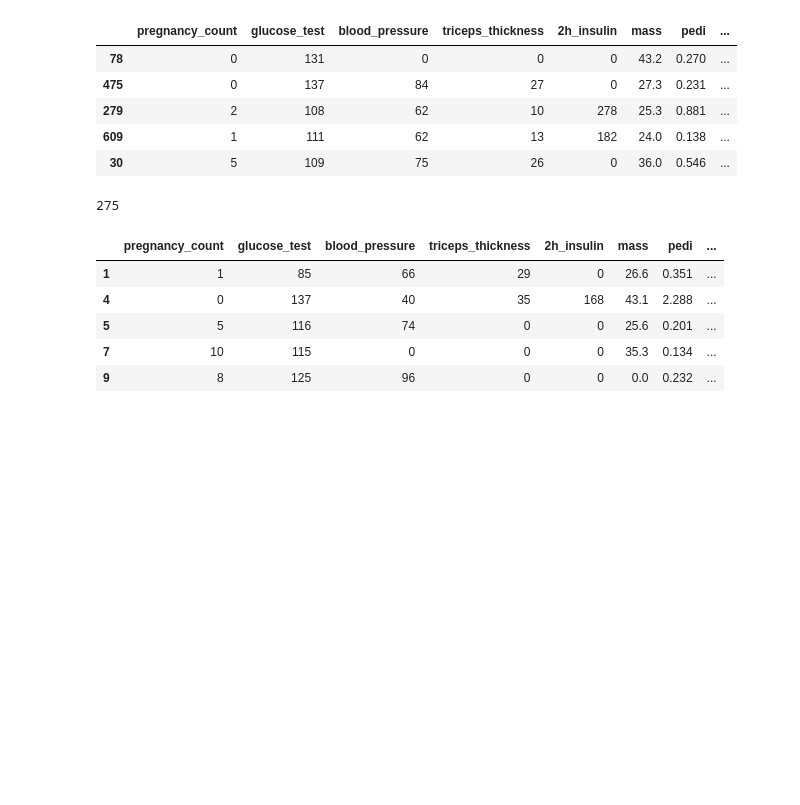
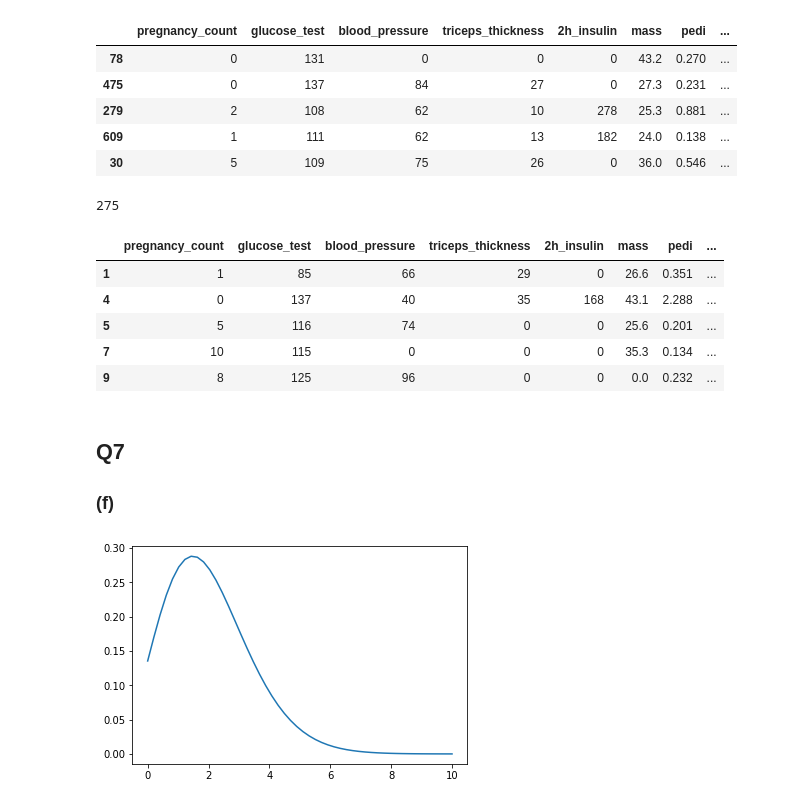
Before and after one commit to amindadgar/Machine-Learning, a Jupyter notebook: HW1/main.ipynb, the cells around one changed output. Drawn from its saved outputs; the diff is of its cells as text; code cells hidden in the pictures; blank space fills up the shorter version.

```diff
--- a/HW1/main.ipynb
+++ b/HW1/main.ipynb
@@ -568,3 +567,34 @@ bootstrap_test.head()
 | 5 | 5 | 116 | 74 | 0 | 0 | 25.6 | 0.201 | ... |
 | 7 | 10 | 115 | 0 | 0 | 0 | 35.3 | 0.134 | ... |
 | 9 | 8 | 125 | 96 | 0 | 0 | 0.0 | 0.232 | ... |
+# %% [markdown]
+## Q7
+### (f)
+# %%
+def poisson_distribution(X,lambda1):
+    """
+    poisson distribution function
+
+    INPUT:
+    --------
+    X: integer or an array of integers, the input value
+    lambda1: float, hyperparameter to set
+
+    OUTPUT:
+    ---------
+    probabiltiy: type is same as input, the probability distribution of X
+    """
+    ## calculate the value above the division and below separately
+    above_division = np.exp(- lambda1) * np.power(lambda1, X)
+    under_division = scipy.special.factorial(X)
+
+
+    return np.divide(above_division, under_division)
+# %%
+## parameter lambda = 2
+X = np.linspace(0, 10, 50)
+Y1 = poisson_distribution(X, lambda1=2)
+plt.plot(X, Y1)
+plt.show()
+# %% [output]
+[figure, added]
```
Also changed, not shown: parts of 14 cells of this notebook.
